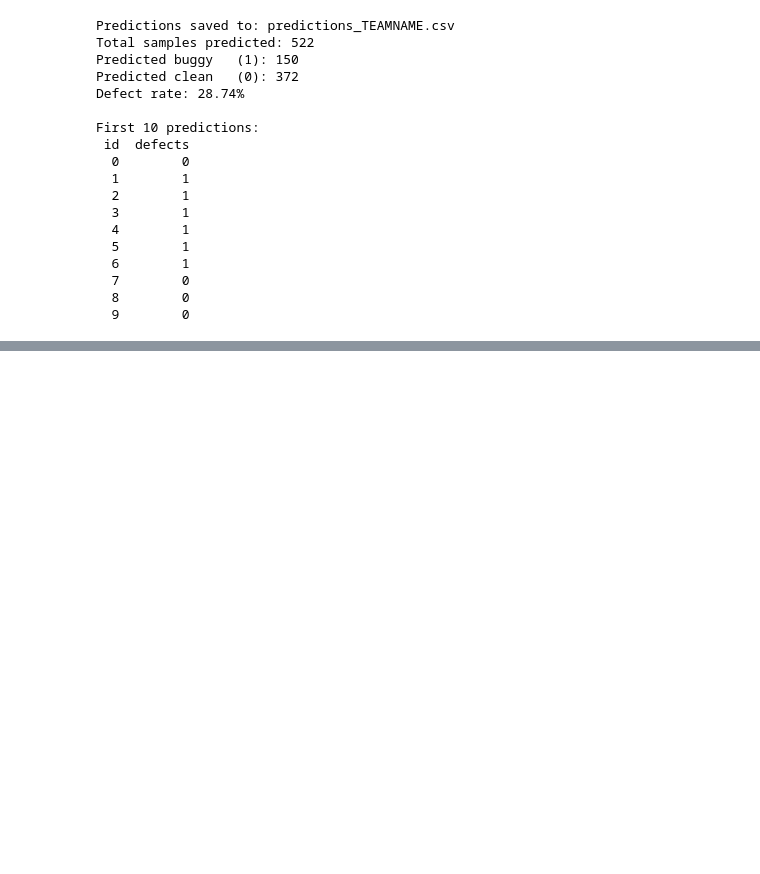
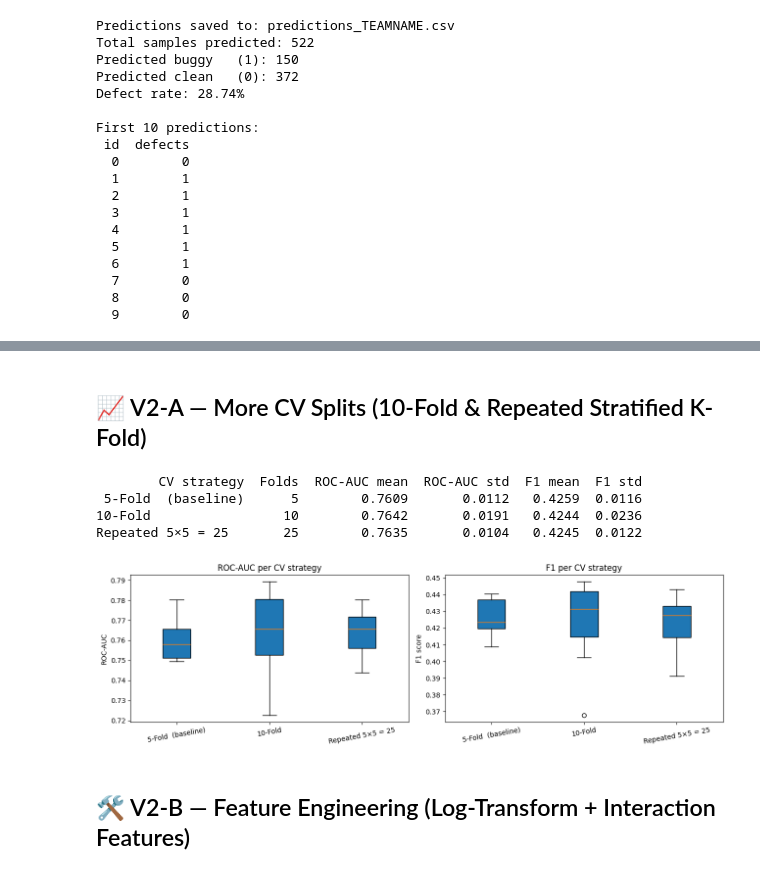
Before and after one commit to PaulaBras/nasa-promise, a Jupyter notebook: Team Notebook.ipynb, the cells around one changed output, grey strips where cells are left out. Cells and saved outputs as stored; diff of their text form; code cells hidden in the pictures; blank space fills up the shorter version.

```diff
--- a/Team Notebook.ipynb
+++ b/Team Notebook.ipynb
@@ -365,0 +371,75 @@ First 10 predictions:
+# %% [markdown]
+## 📈 V2-A — More CV Splits (10-Fold & Repeated Stratified K-Fold)
+# %%
+# ── V2-A: More CV Splits ─────────────────────────────────────────────────────
+# Compare 5-fold (baseline) vs 10-fold vs Repeated Stratified K-Fold (5×5 = 25)
+from sklearn.model_selection import RepeatedStratifiedKFold
+
+xgb_v2 = XGBClassifier(
+    n_estimators=500,
+    max_depth=5,
+    learning_rate=0.05,
+    subsample=0.8,
+    colsample_bytree=0.8,
+    scale_pos_weight=scale_pos_weight,
+    eval_metric="logloss",
+    use_label_encoder=False,
+    random_state=42,
+    n_jobs=-1,
+)
+
+cv_configs = {
+    "5-Fold  (baseline)": StratifiedKFold(n_splits=5,  shuffle=True, random_state=42),
+    "10-Fold            ": StratifiedKFold(n_splits=10, shuffle=True, random_state=42),
+    "Repeated 5×5 = 25  ": RepeatedStratifiedKFold(n_splits=5, n_repeats=5, random_state=42),
+}
+
+cv_results = []
+for name, cv_obj in cv_configs.items():
+    roc = cross_val_score(xgb_v2, X_train_sc, y_train, cv=cv_obj, scoring="roc_auc", n_jobs=-1)
+    f1  = cross_val_score(xgb_v2, X_train_sc, y_train, cv=cv_obj, scoring="f1",      n_jobs=-1)
+    cv_results.append({
+        "CV strategy":    name,
+        "Folds":          len(roc),
+        "ROC-AUC mean":   round(roc.mean(), 4),
+        "ROC-AUC std":    round(roc.std(),  4),
+        "F1 mean":        round(f1.mean(),  4),
+        "F1 std":         round(f1.std(),   4),
+    })
+
+cv_df = pd.DataFrame(cv_results)
+print(cv_df.to_string(index=False))
+
+# Plot CV score distributions
+fig, axes = plt.subplots(1, 2, figsize=(13, 4))
+roc_data = []
+f1_data  = []
+labels   = []
+for name, cv_obj in cv_configs.items():
+    r = cross_val_score(xgb_v2, X_train_sc, y_train, cv=cv_obj, scoring="roc_auc", n_jobs=-1)
+    f = cross_val_score(xgb_v2, X_train_sc, y_train, cv=cv_obj, scoring="f1",      n_jobs=-1)
+    roc_data.append(r)
+    f1_data.append(f)
+    labels.append(name.strip())
+
+axes[0].boxplot(roc_data, labels=labels, patch_artist=True)
+axes[0].set_title("ROC-AUC per CV strategy")
+axes[0].set_ylabel("ROC-AUC")
+axes[0].tick_params(axis="x", rotation=10)
+
+axes[1].boxplot(f1_data, labels=labels, patch_artist=True)
+axes[1].set_title("F1 per CV strategy")
+axes[1].set_ylabel("F1 score")
+axes[1].tick_params(axis="x", rotation=10)
+
+plt.tight_layout()
+plt.savefig("v2_cv_splits_comparison.png", dpi=100)
+plt.show()
+# %% [output]
+        CV strategy  Folds  ROC-AUC mean  ROC-AUC std  F1 mean  F1 std
+ 5-Fold  (baseline)      5        0.7609       0.0112   0.4259  0.0116
+10-Fold                 10        0.7642       0.0191   0.4244  0.0236
+Repeated 5×5 = 25       25        0.7635       0.0104   0.4245  0.0122
+[figure, added]
+# %% [markdown]
+## 🛠️ V2-B — Feature Engineering (Log-Transform + Interaction Features)
```
Also changed, not shown: parts of 10 cells of this notebook, 2 other files.
